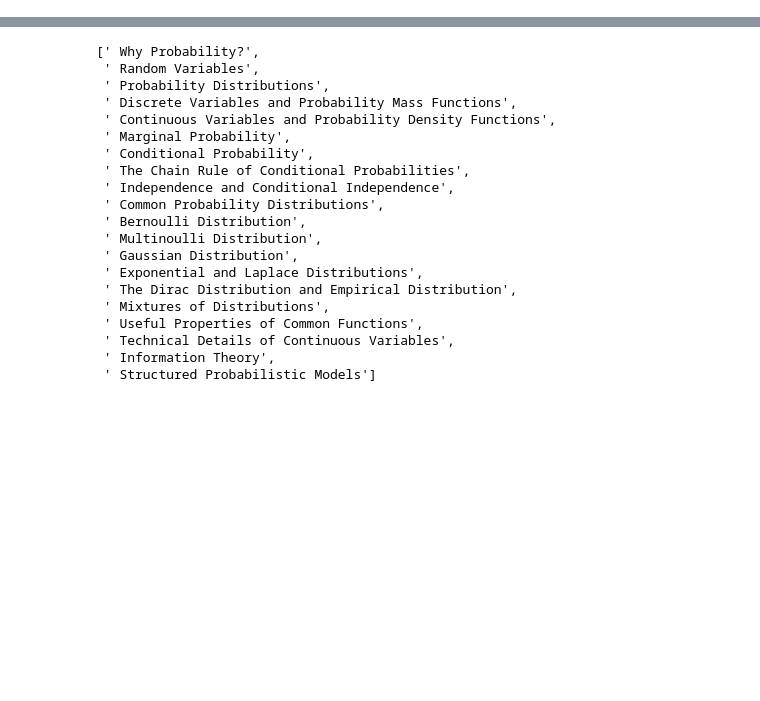
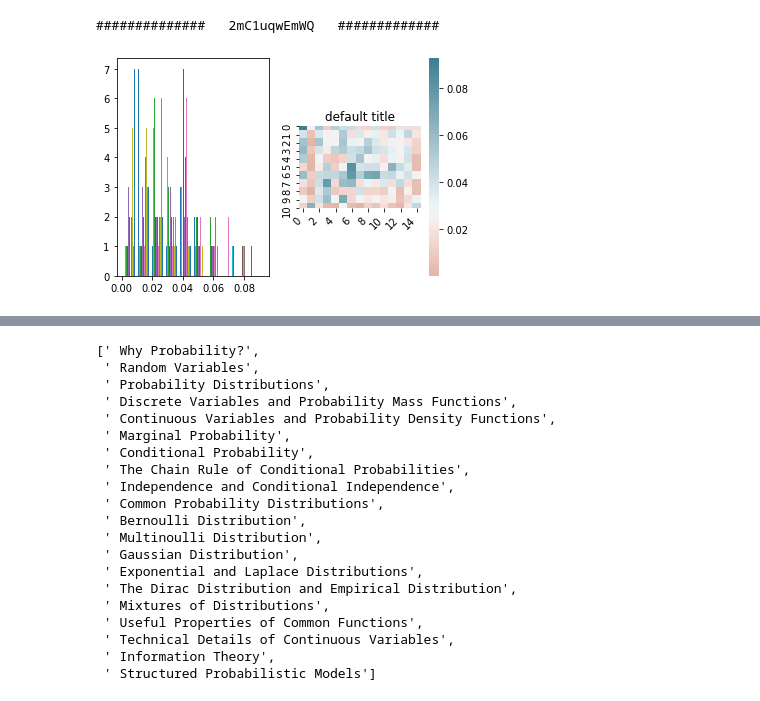
Before and after one commit to yanivohayon8/CLMN7-DSC-PROJECT, a Jupyter notebook: poc/8-findlabelsfortopics.ipynb, the cells around one changed output, grey strips where cells are left out. Drawn from its saved outputs; the diff is of its cells as text; code cells hidden in the pictures; blank space fills up the shorter version.

Commit message:
indexing using pdf

```diff
--- a/poc/8-findlabelsfortopics.ipynb
+++ b/poc/8-findlabelsfortopics.ipynb
@@ -71,0 +64,10 @@ transcripts = transcripts_jsons[vid]
+# %%
+df_results = pd.read_csv('../data/processed/bayesian_opt/results.csv')
+#best_results = df_results.groupby('video')[['video','workflow','params','max_target']].max().values.tolist()
+n_largest_res = 1
+'''This is the videos that have a pdf'''
+filtered_video = ['x5zLaWT5KPs','dkAr9ThdSUU','2mC1uqwEmWQ']
+best_results = df_results[df_results['video'].isin(filtered_video)].groupby('video')[['video','workflow','params','max_target']].apply(lambda grp: grp.nlargest(n_largest_res,'max_target')).values.tolist()
+# %%
+filtered_video = [bs[0] for bs in  best_results]
+best_results
@@ -130,5 +177,0 @@ df
-# %%
-pdf_name = 'deeplearningbook-prob.pdf'
-path = '../data/raw/pdf/' + vid +'/' +pdf_name
-
-pdf_raw_text = pdf.read_pdf_raw(path)
@@ -137,0 +178,65 @@ chapters_content = pdf.get_chapters_content(pdf_raw_text,start_end_indexes)
+# %%
+for vid_index,filt_vid in enumerate(filtered_video):
+    print('##############   %s   #############' %(filt_vid))
+
+    pdf_file = glob.glob('../data/raw/pdf/' + filt_vid + '/*')[0]
+    pdf_raw_text = pdf.read_pdf_raw(pdf_file)
+    chapter_titles,start_end_indexes = pdf.get_chapters_titles(pdf_raw_text)
+    chapters_content = pdf.get_chapters_content(pdf_raw_text,start_end_indexes)
+    #print(chapter_titles)
+    #print(chapters_content[0])
+    # let's create a dictionary of the whole of the words in the paper and the video
+
+    # adding the video words
+    raw_text_all = []
+    for tp_vid in vid_words[vid_index]:
+        raw_text_all = raw_text_all + tp_vid
+
+    #len(raw_text_all)
+
+    paper_chapters_one_doc = []
+    for index,chapter in enumerate(chapters_content):
+        x = reduce(lambda x,y: x+y,chapter,[])
+        paper_chapters_one_doc.append(x)
+        raw_text_all = raw_text_all + x
+    #len(raw_text_all)
+
+    #raw_text_all
+    # creating dictionary of all of the words in the corpus of the video and the paper
+    dictionary = Dictionary([raw_text_all])
+    #dictionary.doc2bow(raw_text_all[0:30])
+
+    whole_corpus = vid_words[vid_index] + paper_chapters_one_doc
+    #print(len(paper_chapters_one_doc))
+    #print(len(topic_words))
+    #print(len(whole_corpus))
+
+    """maybe think in the future to apply different model
+    rather than tfidf or calculate the document differntly"""
+    #print(whole_corpus)
+    bgw_corpus = [dictionary.doc2bow(doc) for doc in whole_corpus]
+    tf_idf_model = models.TfidfModel(bgw_corpus)
+    #print(tf_idf_model[bgw_corpus[0]])
+    bgw_chapter = [dictionary.doc2bow(doc) for doc in paper_chapters_one_doc]
+    index_sim = similarities.SparseMatrixSimilarity(tf_idf_model[bgw_chapter],
+                                                    num_features=len(dictionary))
+    bgw_vids = [dictionary.doc2bow(doc) for doc in vid_words[vid_index]]
+
+    correlation = [[s for s in index_sim[tf_idf_model[doc]]] for doc in bgw_vids]
+    corr_as_row = reduce(lambda x,y: x+y,correlation,[] )
+    #corr_as_row = list(np.array([list(corr_r) for corr_r in correlation]).reshape(-1,1))
+    #print(corr_as_row)
+    MyPlotting.similarity_matrix(correlation,min_=min(corr_as_row),
+                                 center=statistics.median(corr_as_row),
+                                 max_=max(corr_as_row))
+    print(len(correlation[0]))
+    print(len(correlation))
+    for i,corr in enumerate(correlation):
+        max_cor = max(corr)
+        """print ("topic %s, topic ends at %s ,correlated chapter is %s"
+               %(i+1,vids_shift_times[vid_index][i], chapter_titles[corr.index(max_cor)]))"""
+        print ("topic %s,correlated chapter is %s"
+               %(i+1, chapter_titles[corr.index(max_cor)]))
+# %% [output]
+##############   2mC1uqwEmWQ   #############
+[figure, added]
```
Also changed, not shown: parts of 11 cells of this notebook, 3 other files.
